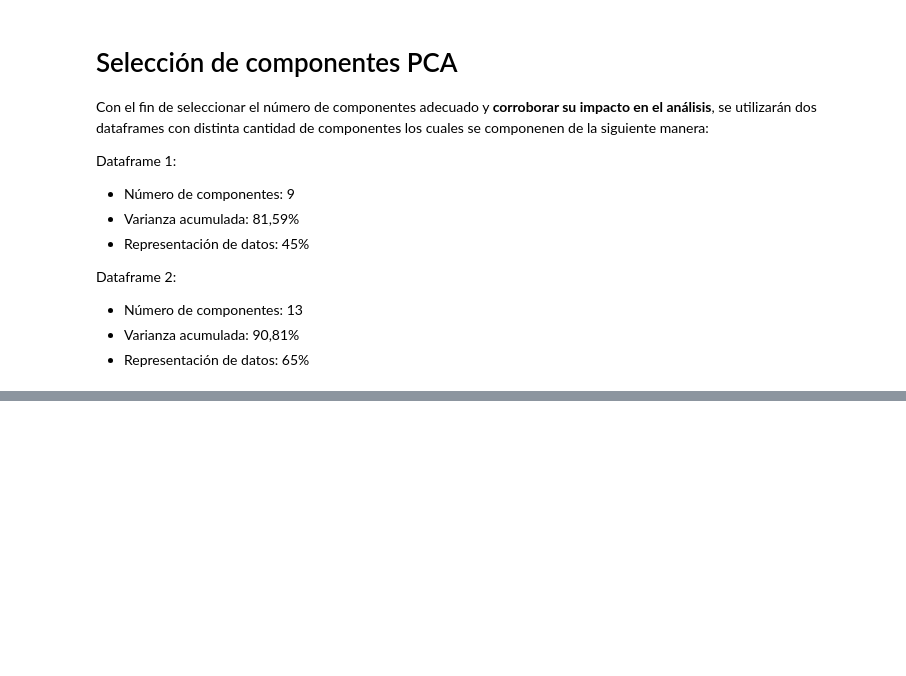
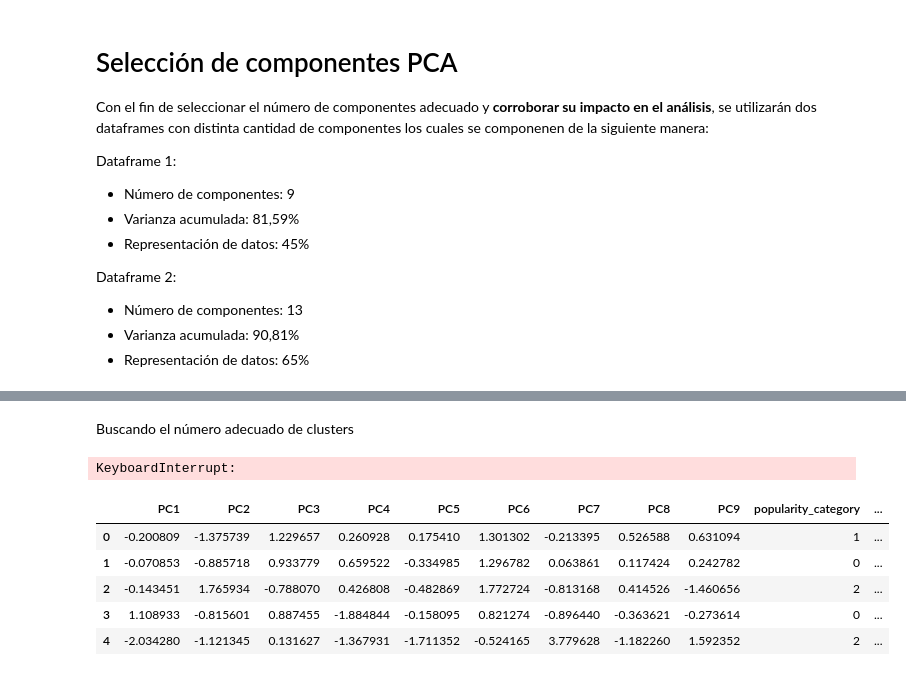
Before and after one commit to 0Trickster/Project-MLY-1, a Jupyter notebook: notebooks/05_Análisis_no_supervisado.ipynb, the cells around one changed output, grey strips where cells are left out. Saved outputs shown, nothing was run; the diff lists cells and outputs as text; code cells hidden in the pictures; blank space fills up the shorter version.

```diff
--- a/notebooks/05_Análisis_no_supervisado.ipynb
+++ b/notebooks/05_Análisis_no_supervisado.ipynb
@@ -205,0 +548,78 @@ Dataframe 2:
+# %% [markdown]
+Buscando el número adecuado de clusters
+# %%
+# 9 Dimensiones
+X_cluster_1 = df_pca_1.drop(columns="popularity_category")
+
+# 13 Dimensiones
+X_cluster_2 = df_pca_2.drop(columns="popularity_category")
+
+# 3 Dimensiones
+X_cluster_3 = df_pca_3.drop(columns="popularity_category")
+# %%
+"""
+La línea de código es muy pesada computacionalmente, por lo qué se deberá realizar el análisis
+a través de un muestreo estratificado.
+"""
+
+inercia = []
+silhouette = []
+
+rango_k = range(2, 9)
+
+for k in rango_k:
+    kmeans = KMeans(
+        n_clusters=k,
+        random_state=42,
+        n_init=10
+    )
+
+    etiquetas = kmeans.fit_predict(X_cluster_1)
+
+    inercia.append(kmeans.inertia_)
+    silhouette.append(
+        silhouette_score(X_cluster_1, etiquetas)
+    )
+# %% [output]
+KeyboardInterrupt:
+# %%
+kmeans = KMeans(
+    n_clusters=4,
+    random_state=42,
+    n_init=10
+)
+
+df_pca_1["cluster"] = kmeans.fit_predict(X_cluster_1)
+
+
+
+X_cluster_2 = df_pca_2.drop(columns="popularity_category")
+
+kmeans = KMeans(
+    n_clusters=4,
+    random_state=42,
+    n_init=10
+)
+
+df_pca_2["cluster"] = kmeans.fit_predict(X_cluster_2)
+
+
+
+X_cluster_3 = df_pca_3.drop(columns="popularity_category")
+
+kmeans = KMeans(
+    n_clusters=4,
+    random_state=42,
+    n_init=10
+)
+
+df_pca_3["cluster"] = kmeans.fit_predict(X_cluster_3)
+# %%
+df_pca_1.head()
+# %% [output]
+|  | PC1 | PC2 | PC3 | PC4 | PC5 | PC6 | PC7 | PC8 | PC9 | popularity_category | ... |
+| 0 | -0.200809 | -1.375739 | 1.229657 | 0.260928 | 0.175410 | 1.301302 | -0.213395 | 0.526588 | 0.631094 | 1 | ... |
+| 1 | -0.070853 | -0.885718 | 0.933779 | 0.659522 | -0.334985 | 1.296782 | 0.063861 | 0.117424 | 0.242782 | 0 | ... |
+| 2 | -0.143451 | 1.765934 | -0.788070 | 0.426808 | -0.482869 | 1.772724 | -0.813168 | 0.414526 | -1.460656 | 2 | ... |
+| 3 | 1.108933 | -0.815601 | 0.887455 | -1.884844 | -0.158095 | 0.821274 | -0.896440 | -0.363621 | -0.273614 | 0 | ... |
+| 4 | -2.034280 | -1.121345 | 0.131627 | -1.367931 | -1.711352 | -0.524165 | 3.779628 | -1.182260 | 1.592352 | 2 | ... |
```
Also changed, not shown: parts of 24 cells of this notebook.
